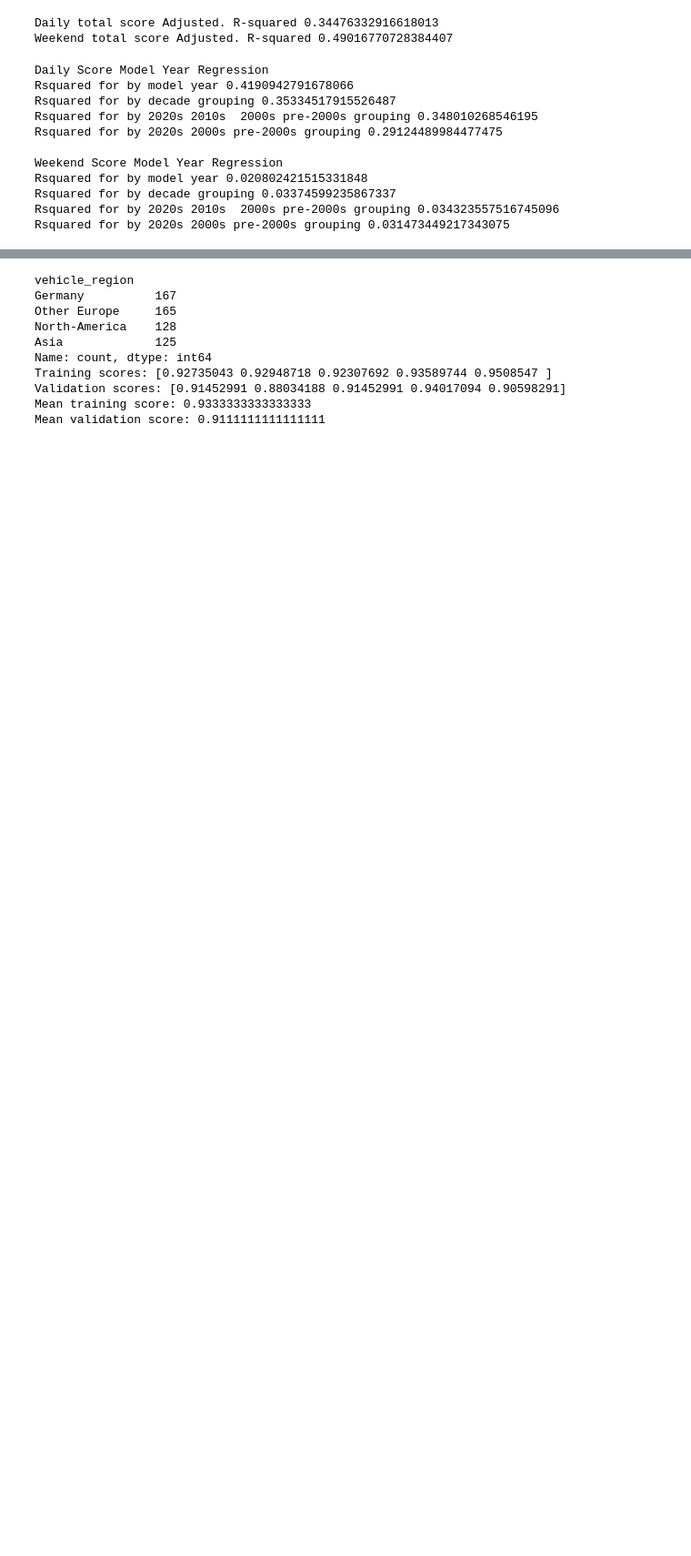
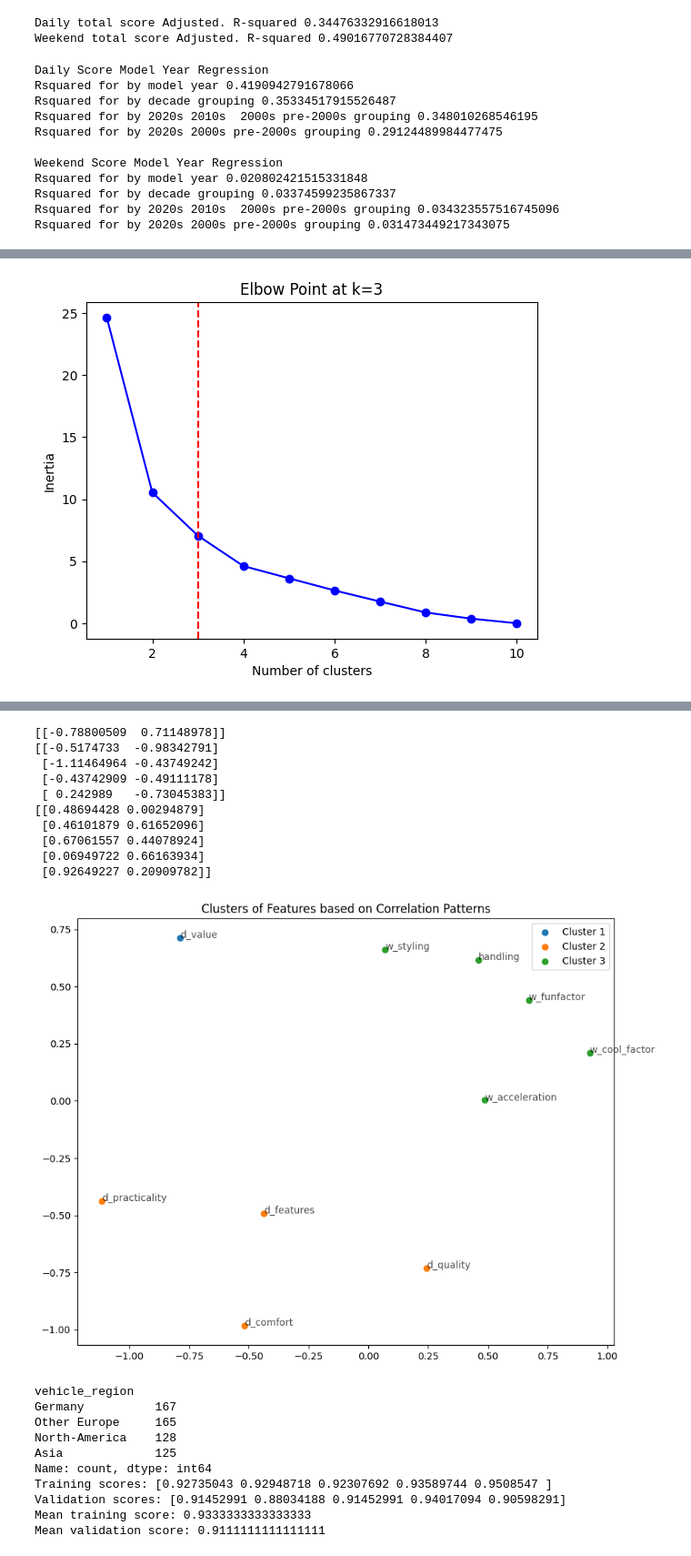
Before and after one commit to zcstarr/dougscore, a Jupyter notebook: dougs.ipynb, the cells around one changed output, grey strips where cells are left out. Shown at 91% size. Saved outputs shown, nothing was run; the diff lists cells and outputs as text; code cells hidden in the pictures; blank space fills up the shorter version.

Commit message:
fix: clustering for features

```diff
--- a/dougs.ipynb
+++ b/dougs.ipynb
@@ -1057,0 +1040,67 @@ MAPE: 0.12087840935317545
+# %%
+# here we want to see total features clustered
+# we use the correlation matrix as a distance matrix this allows us to then group similar features
+# the aim here is to search the space to reduce the number of feature combinations to the most
+# insightful
+
+from sklearn.cluster import KMeans
+import seaborn as sns
+from sklearn.manifold import MDS
+corr_matrix = df[ daily + weekend].corr()
+np.random.seed(42)
+
+# convert the correlation matrix to a distance metric(non negative) to make it easier to plot, group etc...
+# here we multiply by 2 to scale subtract 1 - correlation to 0 out the negative and then sqrt to squash again
+distance_corr = np.sqrt(2 * (1 - corr_matrix))
+# Compute inertia for a range of clusters
+clusters = range(1, 11)
+inertia = [KMeans(n_clusters=k).fit(distance_corr).inertia_ for k in clusters]
+
+# Calculate the distance of each inertia point to the line from first to last inertia
+# Line from first to last: y = ax + b
+a = (inertia[-1] - inertia[0]) / (clusters[-1] - clusters[0])
+b = inertia[0] - a * clusters[0]
+distances = [abs(a*k + b - i) / np.sqrt(a**2 + 1) for k, i in zip(clusters, inertia)]
+
+# The elbow point is the point with the maximum distance
+elbow_cluster = clusters[np.argmax(distances)]
+
+# Plot
+plt.plot(clusters, inertia, 'bo-')
+plt.axvline(x=elbow_cluster, color='r', linestyle='--')
+plt.title(f'Elbow Point at k={elbow_cluster}')
+plt.xlabel('Number of clusters')
+plt.ylabel('Inertia')
+plt.show()
+
+
+# Fit KMeans clustering using the optimal number of clusters (let's assume it's 3 for this example)
+kmeans = KMeans(n_clusters=elbow_cluster, random_state=42).fit(distance_corr)
+# Reduce dimensionality for visualization using MDS, multi dimensional scaling to reduce the dimensionality of the data so we can plot it
+mds = MDS(n_components=2, random_state=42, dissimilarity='precomputed')
+reduced_data = mds.fit_transform(distance_corr)
+
+
+# Plotting
+plt.figure(figsize=(10, 8))
+
+# Scatter plot the data points colored by their assigned cluster
+for cluster_num in range(elbow_cluster):
+    cluster_points = reduced_data[kmeans.labels_ == cluster_num]
+    print(cluster_points)
+    # Get column names
+    # Use column names to access data
+    # plt.scatter(cluster_points[col1], cluster_points[col2], label=f'Cluster {cluster_num + 1}')
+    plt.scatter(cluster_points[:, 0], cluster_points[:, 1], label=f'Cluster {cluster_num + 1}')
+# Annotate with feature names
+features = corr_matrix.columns
+for (x, y), feature in zip(reduced_data, features):
+    plt.annotate(feature, (x, y), fontsize=10, alpha=0.7)
+
+plt.title('Clusters of Features based on Correlation Patterns')
+plt.legend()
+plt.show()
+# Annotate data points with their labels
+#for (x, y), label in zip(data, labels):
+#    plt.annotate(label, (x, y), fontsize=8, alpha=0.7)
+# %% [output]
@@ -1057,0 +1117 @@ MAPE: 0.12087840935317545
+[figure, added]
@@ -1058,3 +1120,14 @@ MAPE: 0.12087840935317545
+[[-0.78800509  0.71148978]]
+[[-0.5174733  -0.98342791]
+ [-1.11464964 -0.43749242]
+ [-0.43742909 -0.49111178]
+ [ 0.242989   -0.73045383]]
+[[0.48694428 0.00294879]
+ [0.46101879 0.61652096]
+ [0.67061557 0.44078924]
+ [0.06949722 0.66163934]
+ [0.92649227 0.20909782]]
+[figure, added]
 # %%
 
 from sklearn.tree import DecisionTreeClassifier,plot_tree
```
Also changed, not shown: parts of 2 cells of this notebook.
